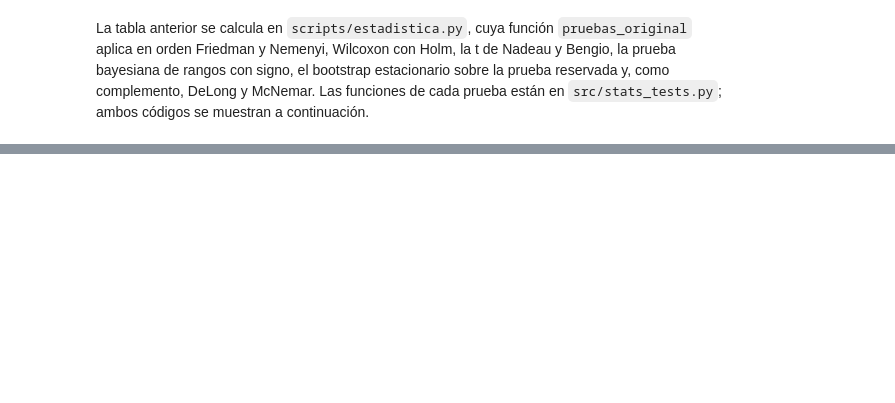
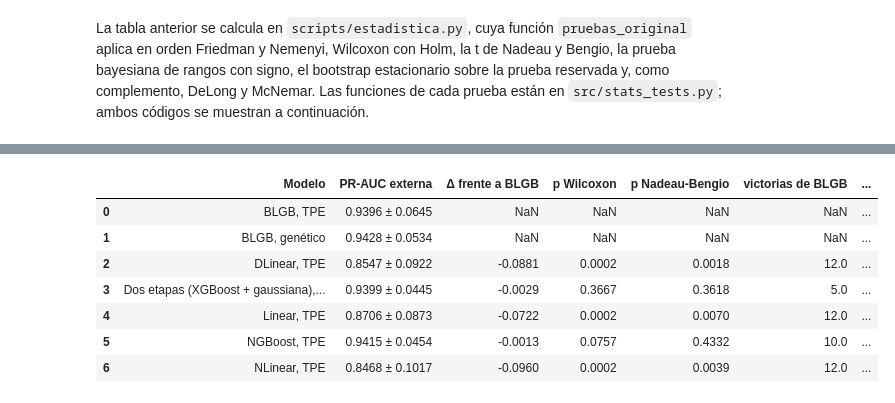
Before and after one commit to SantiagomezaC/proyecto-ml-final, a Jupyter notebook: _sources/06_validacion.ipynb, the cells around one changed output, grey strips where cells are left out. Saved outputs shown, nothing was run; the diff lists cells and outputs as text; code cells hidden in the pictures; blank space fills up the shorter version.

```diff
--- a/_sources/06_validacion.ipynb
+++ b/_sources/06_validacion.ipynb
@@ -500,0 +322,33 @@ Calamar.
+# %%
+# Métodos recientes frente al modelo propuesto en los 12 bloques: Wilcoxon y Nadeau-Bengio con Holm
+o = tabla_pliegues("original_calamar")
+sota = o.pivot_table(index="pliegue", columns=["modelo", "optimizador"], values="pr_auc")
+sota.columns = [f"{a} ({b})" for a, b in sota.columns]
+nombres_sota = {"blgb (bayes)": "BLGB, TPE", "blgb (genetico)": "BLGB, genético", "ngboost (bayes)": "NGBoost, TPE",
+                "dos_etapas (bayes)": "Dos etapas (XGBoost + gaussiana), TPE", "dlinear (bayes)": "DLinear, TPE",
+                "nlinear (bayes)": "NLinear, TPE", "linear (bayes)": "Linear, TPE"}
+sota = sota.rename(columns=nombres_sota)
+filas = []
+base = sota[[c for c in sota.columns if c.startswith("BLGB") and fo["optimizador"].replace("bayes", "TPE").replace("genetico", "genético") in c][0]]
+for c in sota.columns:
+    fila = {"Modelo": c, "PR-AUC externa": f"{sota[c].mean():.4f} ± {sota[c].std():.4f}"}
+    if not c.startswith("BLGB"):
+        w = st.wilcoxon(base, sota[c], alternative="greater", zero_method="zsplit")
+        nb = nadeau_bengio(base, sota[c], n_tr, n_te)
+        fila.update({"Δ frente a BLGB": sota[c].mean() - base.mean(), "p Wilcoxon": w.pvalue, "p Nadeau-Bengio": nb["p"],
+                     "victorias de BLGB": int((base > sota[c]).sum())})
+    filas.append(fila)
+ts = pd.DataFrame(filas)
+mask = ts["p Wilcoxon"].notna()
+ts.loc[mask, "p Wilcoxon (Holm)"] = holm(ts.loc[mask, "p Wilcoxon"].values)
+ts.loc[mask, "p Nadeau-Bengio (Holm)"] = holm(ts.loc[mask, "p Nadeau-Bengio"].values)
+ts.round(4)
+# %% [output]
+|  | Modelo | PR-AUC externa | Δ frente a BLGB | p Wilcoxon | p Nadeau-Bengio | victorias de BLGB | ... |
+| 0 | BLGB, TPE | 0.9396 ± 0.0645 | NaN | NaN | NaN | NaN | ... |
+| 1 | BLGB, genético | 0.9428 ± 0.0534 | NaN | NaN | NaN | NaN | ... |
+| 2 | DLinear, TPE | 0.8547 ± 0.0922 | -0.0881 | 0.0002 | 0.0018 | 12.0 | ... |
+| 3 | Dos etapas (XGBoost + gaussiana),... | 0.9399 ± 0.0445 | -0.0029 | 0.3667 | 0.3618 | 5.0 | ... |
+| 4 | Linear, TPE | 0.8706 ± 0.0873 | -0.0722 | 0.0002 | 0.0070 | 12.0 | ... |
+| 5 | NGBoost, TPE | 0.9415 ± 0.0454 | -0.0013 | 0.0757 | 0.4332 | 10.0 | ... |
+| 6 | NLinear, TPE | 0.8468 ± 0.1017 | -0.0960 | 0.0002 | 0.0039 | 12.0 | ... |
```
Also changed, not shown: parts of 50 cells of this notebook, 43 other files.
